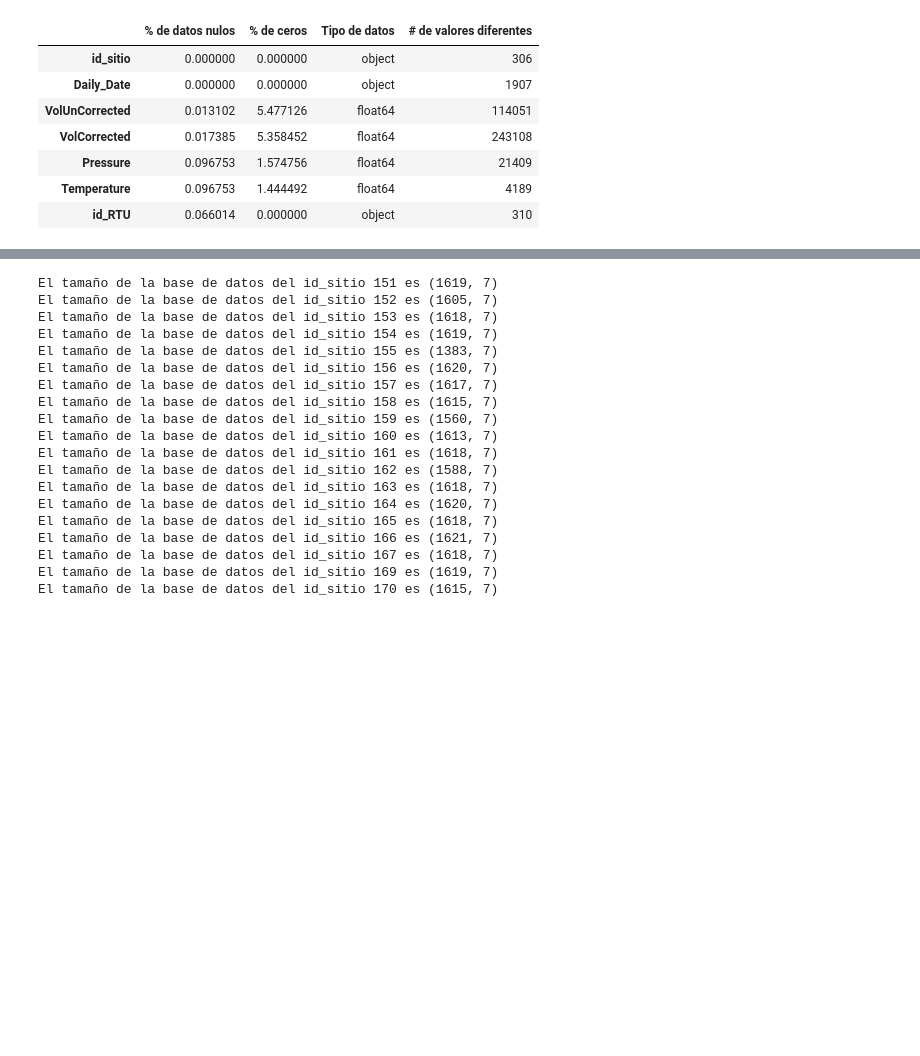
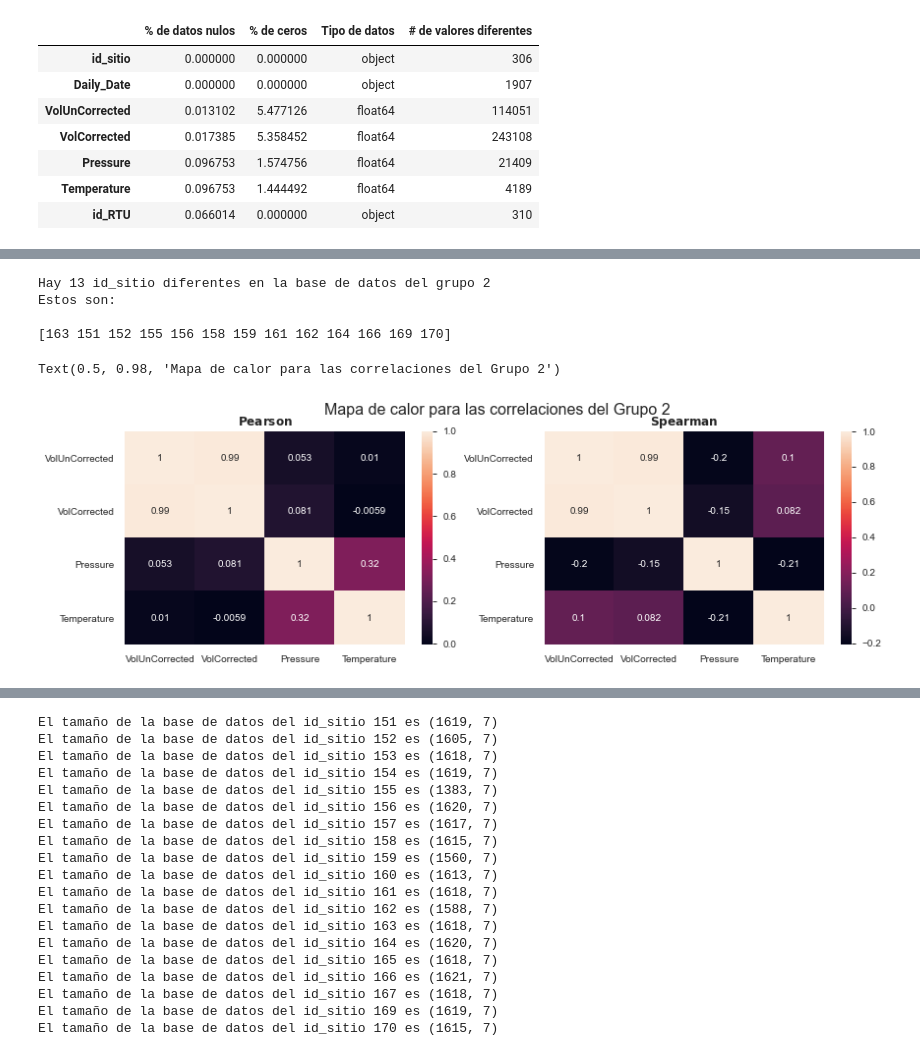
Before and after one commit to andresenrique08/CDA_Project, a Jupyter notebook: Proyecto/graficas/Daily_v2.ipynb, the cells around one changed output, grey strips where cells are left out. Cells and saved outputs as stored; diff of their text form; code cells hidden in the pictures; blank space fills up the shorter version.

```diff
--- a/Proyecto/graficas/Daily_v2.ipynb
+++ b/Proyecto/graficas/Daily_v2.ipynb
@@ -158,0 +290,4 @@ mytable(daily)
+# %%
+lista2 =  lista = [151, 152, 155, 156, 158, 159, 161, 162, 163, 164, 166, 169, 170]
+grupo2 = daily[daily['id_sitio'].isin(lista2)]
+grupo2.head()
@@ -158,0 +301,25 @@ mytable(daily)
+# %%
+IDs_Sitio_grupo2 = grupo2.id_sitio.unique()
+print('Hay {} id_sitio diferentes en la base de datos del grupo 2'.format(len(IDs_Sitio_grupo2)))
+print('Estos son:\n')
+print(IDs_Sitio_grupo2)
+# %% [output]
+Hay 13 id_sitio diferentes en la base de datos del grupo 2
+Estos son:
+
+[163 151 152 155 156 158 159 161 162 164 166 169 170]
+# %%
+numer = grupo2.select_dtypes([float])
+#objeto= grupo1.select_dtypes(['object'])
+
+fig = plt.figure(figsize =(14,4))
+plt.subplot(1,2,1)
+sns.heatmap(numer.corr(method ='pearson'), annot = True)
+plt.title(r'$\bf{Pearson}$')
+plt.subplot(1,2,2)
+sns.heatmap(numer.corr(method ='spearman'), annot = True)
+plt.title(r'$\bf{Spearman}$')
+fig.suptitle('Mapa de calor para las correlaciones del Grupo 2', fontsize=16)
+# %% [output]
+Text(0.5, 0.98, 'Mapa de calor para las correlaciones del Grupo 2')
+[figure, added]
```
Also changed, not shown: parts of 15 cells of this notebook, 1 other file.
